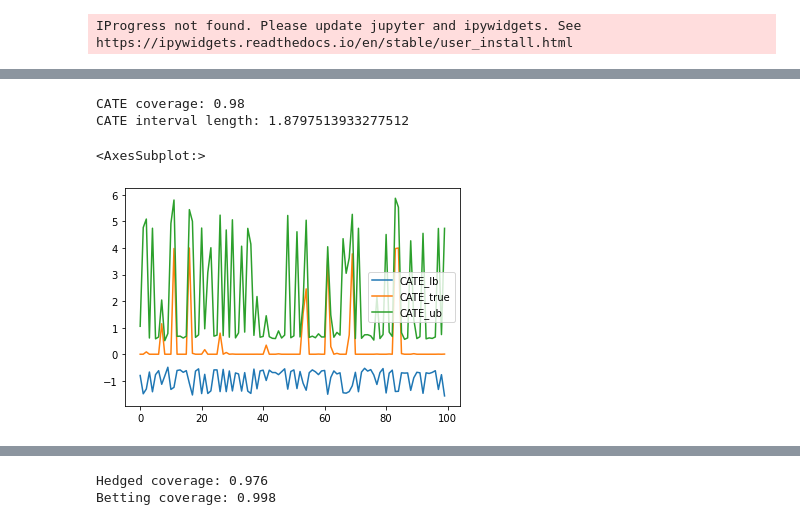
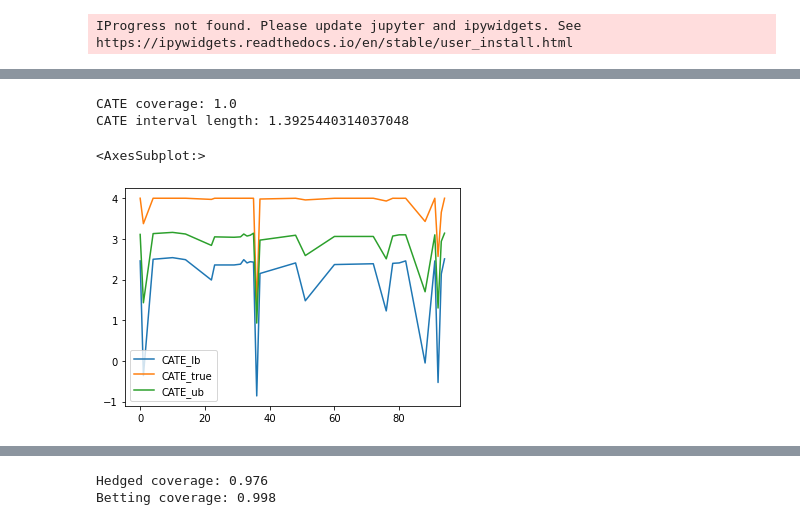
Before and after one commit to kattasa/variable_imp_matching, a Jupyter notebook: Experiments/variance/variance_playground.ipynb, the cells around one changed output, grey strips where cells are left out. Drawn from its saved outputs; the diff is of its cells as text; code cells hidden in the pictures.

```diff
--- a/Experiments/variance/variance_playground.ipynb
+++ b/Experiments/variance/variance_playground.ipynb
@@ -48,6 +48,14 @@ def linear_outcome(X, T):
     TE = Y1_true - Y0_true
     return X, Y, T, Y0, Y1, TE, Y0_true, Y1_true
 
+def add_noise(X, heteroskedasticity):
+    if type(X) is not np.ndarray:
+        X = np.array(X)
+    error = np.random.uniform(-1, 1, size = (X.shape[0], 1))
+    if heteroskedasticity:
+        error * np.log(X[:, 0]**2 + 1).reshape(-1,1)
+    return error
+
 def dgp_linear(n_unimp, n_samples):
     n_imp = 2
     xmin = 0
@@ -57,7 +65,7 @@ def dgp_linear(n_unimp, n_samples):
     coef = np.array(list(range(n_imp)) + [0] * n_unimp)
     Y0_true = X.dot(coef).reshape(-1,1)
     Y1_true = 2 * Y0_true + 1
-    error = np.random.uniform(-1, 1, size = (n_samples, 1))
+    error = add_noise(X, 0) # np.random.uniform(-1, 1, size = (n_samples, 1))
     Y1 = Y1_true + error
     Y0 = Y0_true + error
     Y = (Y1 * T) + Y0 * (1 - T)
@@ -87,10 +95,10 @@ def dgp_lihua(n_unimp, n_samples, corr, heteroskedasticity):
     Y1_true = (f(X[:, 0]) * f(X[:, 1])).reshape(-1,1)
     max_error = 1
     min_error = -1
-    error = np.random.uniform(min_error, max_error, size = (n_samples, 1)) # bounded by [-1,1]
+
+    error = add_noise(X, heteroskedasticity=heteroskedasticity)
 
     if heteroskedasticity:
-        error = error * np.log(X[:, 0]**2 + 1).reshape(-1,1)
         max_error = max_error * np.log(np.max(np.abs([xmax, xmin]))**2 + 1)
         min_error = min_error * np.log(np.min(np.abs([xmax, xmin]))**2 + 1)
 
@@ -204,6 +212,7 @@ def get_betting_bounds(df_est, Y, tx, mgs, T, C, alpha, ymin, ymax):
     #     return betting_lb, betting_ub
 
     # df_est[Y] = (df_est[Y].values  - df_est[Y].min())/(df_est[Y].max() - df_est[Y].min())
+    df_est = df_est.copy()
     df_est[Y + '_normalized'] = df_est[Y].values * (df_est[tx].values) - df_est[Y].values * (1 - df_est[tx].values)
     # y_max = df_est[Y + '_normalized'].max()
     # y_min = df_est[Y + '_normalized'].min()
@@ -264,14 +273,14 @@ k = int(np.sqrt(n_est))
 
 np.random.seed(100)
 df_train, query_x, df_true, x_cols, discrete, ymin, ymax = dgp_df(dgp = dgp, n_samples = 100, n_imp = n_imp, n_unimp=n_unimp, perc_train=None, n_train=0)
-query_x['CATE_true'] = df_true['TE']
+cate_true = df_true['TE']
 
-np.random.seed(42)
+np.random.seed(42069)
 
 # make dataset
 df_train, df_est, df_true, x_cols, discrete, ymin, ymax = dgp_df(dgp = dgp, n_samples = n_train + n_est, n_imp = n_imp, n_unimp=n_unimp, perc_train=None, n_train=n_train)
  ## split into train, calibrate, and estimation
-df_train_sub, df_calib = train_test_split(df_train, test_size = 0.0001, stratify = df_train['T'].values, random_state = 42)
+df_train_sub, df_calib = train_test_split(df_train, test_size = 0.5, stratify = df_train['T'].values, random_state = 42)
 
 
 # fit LCM to find distance metric
@@ -280,21 +289,21 @@ lcm.fit(return_scores = False, model = 'ensemble')
 # lcm.M = np.array(list(range(n_imp)) + [0] * n_unimp)
 coverage = []
 
-for seed in range(10):
+for seed in range(1):
     print(seed, end = '\r')
     seed *= 42
     # sample Ys on estiamtion set for this seed
     np.random.seed(seed)
-    df_est['Y'] = df_true['Y1_true'] * df_true['T'] + df_true['Y0_true'] * (1 - df_true['T']) + np.random.uniform(-1, 1, df_est.shape[0])
+    df_est['Y'] = df_true['Y1_true'] * df_true['T'] + df_true['Y0_true'] * (1 - df_true['T']) + add_noise(df_true[x_cols], 'hetero' in dgp).flatten()
 
     # estimate CATEs
     mgs, mgs_dists = lcm.create_mgs(df_estimation=df_est, k=k, return_original_idx=False, query_x = query_x)
     cate = lcm.est_cate(df_est, match_groups = mgs, match_distances = mgs_dists, k = k, diameter_prune = False, query_x = query_x)
-    cate['CATE_true'] = query_x['CATE_true']
+    cate['CATE_true'] = cate_true
 
     # estimate confidence intervals for query set
     class dgp_model:
-        def __init__(self, dgp):
+        def __init__(self, dgp, model):
             self.dgp = dgp
 
         def fit(self, X_train, y_train):
@@ -315,8 +324,17 @@ for seed in range(10):
                 Y0_true = 0
                 Y1_true = f(X_est[:, 0]) * f(X_est[:, 1])
             return Y1_true * T + Y0_true * (1 - T)
+    from sklearn.ensemble import RandomForestRegressor
+    class sklearn_model:
+        def __init__(self, model, dgp):
+            self.dgp = dgp
+            self.model = model()
+        def fit(self, X_train, y_train):
+            self.model.fit(X_train, y_train)
+        def predict(self, X_est, T):
+            return self.model.predict(X_est)
 
-    model_dict = calib_bias(df = df_calib, treatment = 'T', outcome = 'Y', sklearn_model = dgp_model, T = 1, C = 0, args = {'dgp' : dgp})
+    model_dict = calib_bias(df = df_calib, treatment = 'T', outcome = 'Y', sklearn_model = sklearn_model, T = 1, C = 0, args = {'dgp' : dgp, 'model' : RandomForestRegressor})
 
     X_NN_T = {j : df_est.loc[mgs[1][j].values].drop(['T', 'Y'], axis = 1) for j in range(k)}
     X_NN_C = {j : df_est.loc[mgs[0][j].values].drop(['T', 'Y'], axis = 1) for j in range(k)}
@@ -329,6 +347,9 @@ for seed in range(10):
     cate['seed'] = seed
     cate['id'] = cate.index.values
 
+    print('CATE coverage:', cate['contains_true_cate'].mean())
+    print('CATE interval length:', cate['CATE_error_bound'].mean())
+
     # evaluate coverage
     coverage.append(cate)
 # %% [output]
@@ -374,13 +364,13 @@ df_est
 print('CATE coverage:', cate['contains_true_cate'].mean())
 print('CATE interval length:', cate['CATE_error_bound'].mean())
 # %% [output]
-CATE coverage: 0.98
-CATE interval length: 1.8797513933277512
+CATE coverage: 1.0
+CATE interval length: 1.3925440314037048
 # %%
-cate[['CATE_lb', 'CATE_true', 'CATE_ub']].plot()
+cate.loc[cate['CATE_true'] >= cate['CATE_ub'], ][['CATE_lb', 'CATE_true', 'CATE_ub']].plot()
 # %% [output]
 <AxesSubplot:>
-[figure, old version]
+[figure, new version]
 # %%
 coverage_df = pd.concat(coverage)
 # coverage_agg[coverage_agg < 0.95]
```
Also changed, not shown: parts of 20 cells of this notebook, 24 other files.
